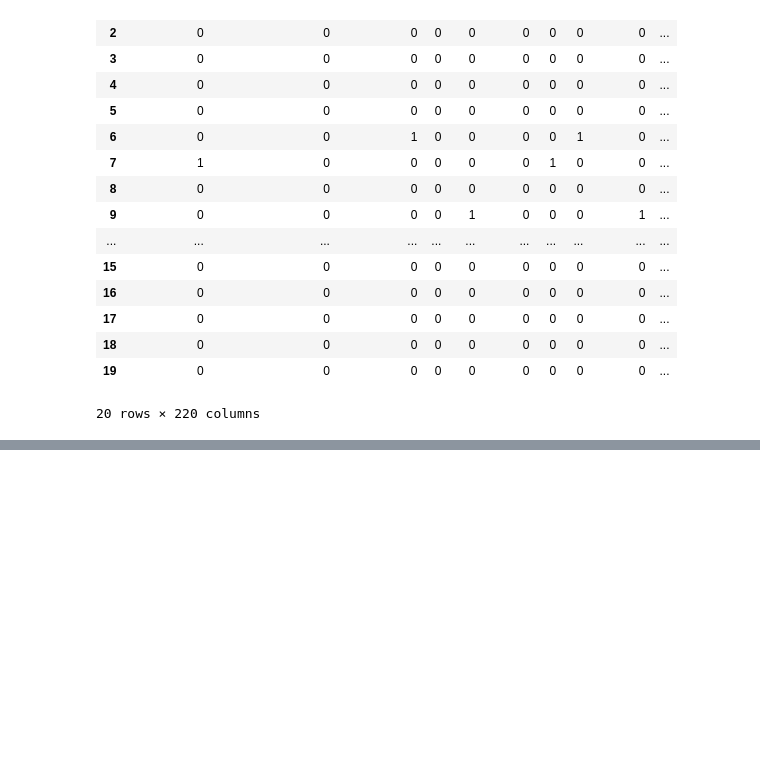
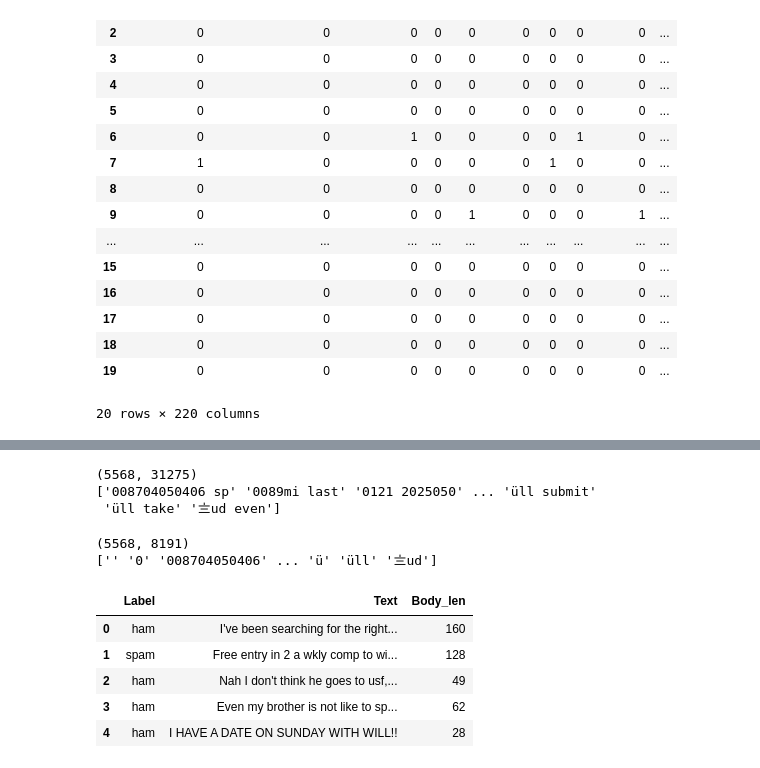
Before and after one commit to R-aTuL/NLTK, a Jupyter notebook: SMS.ipynb, the cells around one changed output, grey strips where cells are left out. Drawn from its saved outputs; the diff is of its cells as text; code cells hidden in the pictures; blank space fills up the shorter version.

```diff
--- a/SMS.ipynb
+++ b/SMS.ipynb
@@ -427,0 +455,39 @@ X_vector_df
+# %%
+# Apply CountVectorizer(w/ N-grams)
+from sklearn.feature_extraction.text import CountVectorizer
+
+ngram_vect = CountVectorizer(ngram_range=(2,2))
+X_counts = ngram_vect.fit_transform(data_1['cleaned_text'])
+print(X_counts.shape)
+print(ngram_vect.get_feature_names_out())
+# %% [output]
+(5568, 31275)
+['008704050406 sp' '0089mi last' '0121 2025050' ... 'üll submit'
+ 'üll take' '〨ud even']
+# %%
+# Apply TF-IDF Vectorizer
+from sklearn.feature_extraction.text import TfidfVectorizer
+data_2 = data_1[['Label','Text']]
+data_2.head()
+
+tfidf_vect = TfidfVectorizer(analyzer=clean_text_1)
+x_tfidf = tfidf_vect.fit_transform(data_2['Text'])
+print(x_tfidf.shape)
+print(tfidf_vect.get_feature_names_out())
+# %% [output]
+(5568, 8191)
+['' '0' '008704050406' ... 'ü' 'üll' '〨ud']
+# %%
+# Feature Engineering: Feature Creation
+
+data_3 = pd.read_csv('SMSSpamCollection.tsv',sep='\t',header=None)
+data_3.columns = ['Label','Text']
+data_3['Body_len'] = data_3['Text'].apply(lambda x: len(x) - x.count(" "))
+data_3.head()
+# %% [output]
+|  | Label | Text | Body_len |
+| 0 | ham | I've been searching for the right... | 160 |
+| 1 | spam | Free entry in 2 a wkly comp to wi... | 128 |
+| 2 | ham | Nah I don't think he goes to usf,... | 49 |
+| 3 | ham | Even my brother is not like to sp... | 62 |
+| 4 | ham | I HAVE A DATE ON SUNDAY WITH WILL!! | 28 |
```
Also changed, not shown: parts of 4 cells of this notebook.
